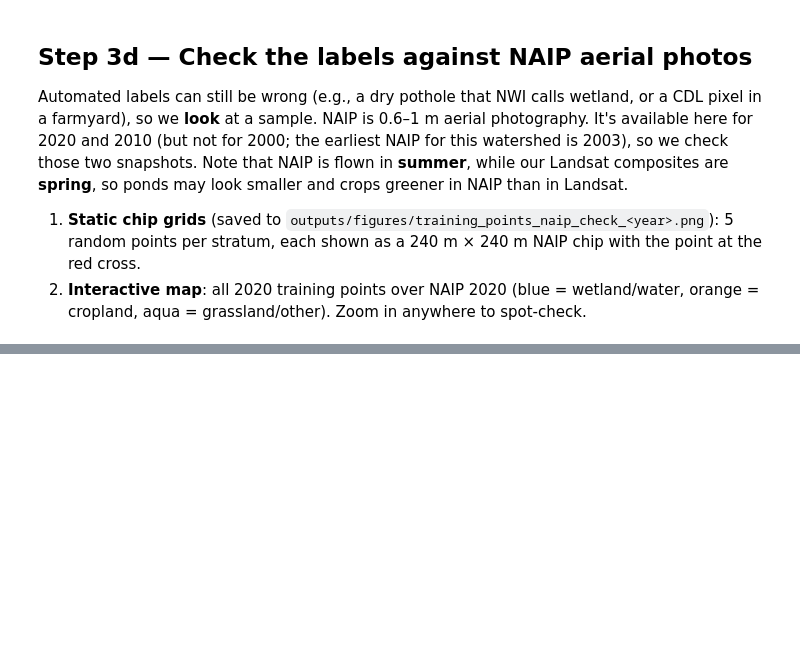
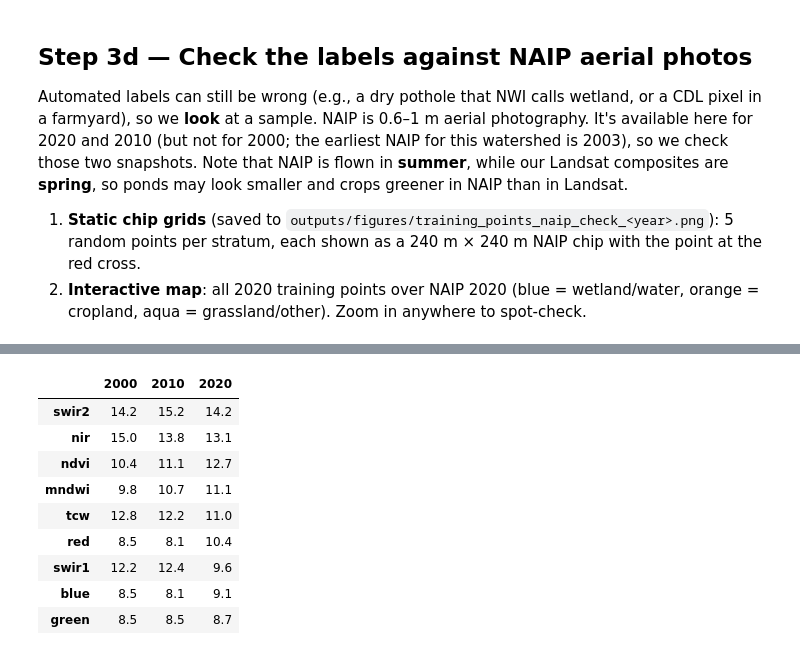
Before and after one commit to liammartin3/agriculture-wetland-loss, a Jupyter notebook: wetland_loss.ipynb, the cells around one changed output, grey strips where cells are left out. Cells and saved outputs as stored; diff of their text form; code cells hidden in the pictures; blank space fills up the shorter version.

```diff
--- a/wetland_loss.ipynb
+++ b/wetland_loss.ipynb
@@ -594,0 +638,23 @@ m3
+# %%
+models = {}
+importance = {}
+for year in SNAPSHOTS:
+    models[year] = ee.Classifier.smileRandomForest(numberOfTrees=200, seed=42).train(
+        features=train_sets[year], classProperty="class", inputProperties=FEATURES,
+    )
+    imp = pd.Series(models[year].explain().get("importance").getInfo())
+    importance[year] = 100 * imp / imp.sum()
+
+# Which features did each forest rely on most? (% of total importance; higher = more useful)
+pd.DataFrame(importance).round(1).sort_values(2020, ascending=False)
+# %% [output]
+|  | 2000 | 2010 | 2020 |
+| swir2 | 14.2 | 15.2 | 14.2 |
+| nir | 15.0 | 13.8 | 13.1 |
+| ndvi | 10.4 | 11.1 | 12.7 |
+| mndwi | 9.8 | 10.7 | 11.1 |
+| tcw | 12.8 | 12.2 | 11.0 |
+| red | 8.5 | 8.1 | 10.4 |
+| swir1 | 12.2 | 12.4 | 9.6 |
+| blue | 8.5 | 8.1 | 9.1 |
+| green | 8.5 | 8.5 | 8.7 |
```
Also changed, not shown: parts of 7 cells of this notebook, 4 other files.
